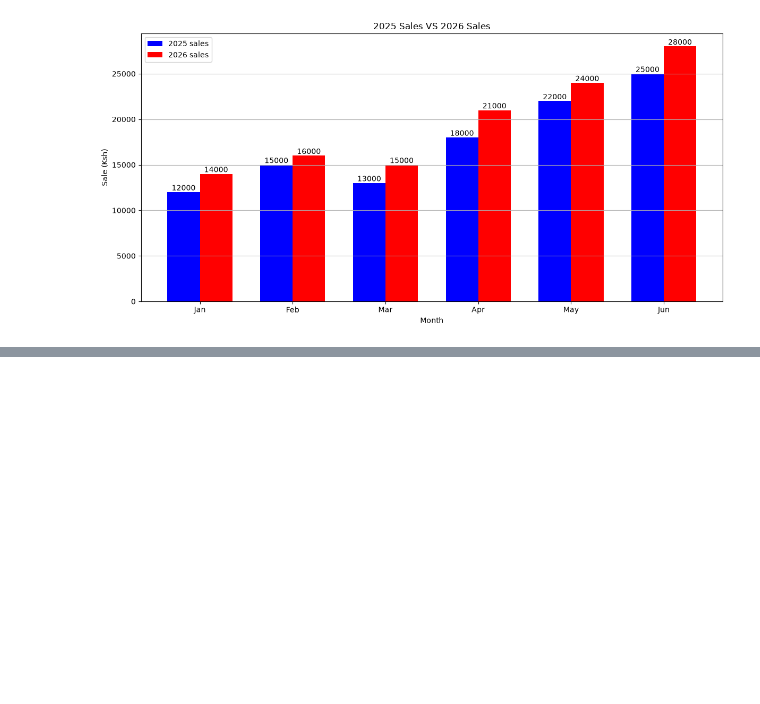
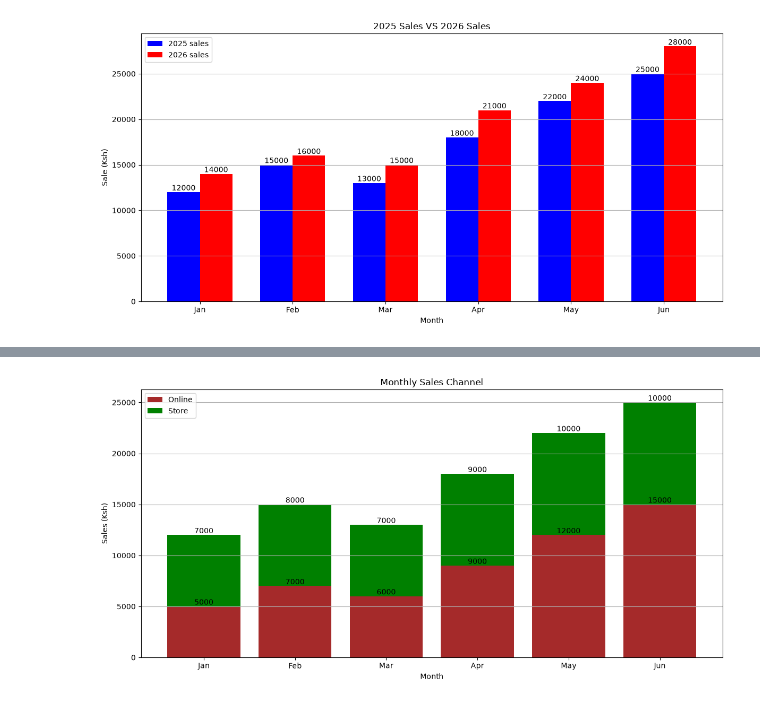
Before and after one commit to JV-254/DATA-SCIENCE-LEARNING-DOCUMENTATION, a Jupyter notebook: Matplotlib/Bars.ipynb, the cells around one changed output, grey strips where cells are left out. Drawn from its saved outputs; the diff is of its cells as text; code cells hidden in the pictures; blank space fills up the shorter version.

```diff
--- a/Matplotlib/Bars.ipynb
+++ b/Matplotlib/Bars.ipynb
@@ -41,0 +127,34 @@ plt.show()
+# %%
+# Excersice
+import matplotlib.pyplot as plt
+
+months = ["Jan", "Feb", "Mar", "Apr", "May", "Jun"]
+
+online_sales = [5000, 7000, 6000, 9000, 12000, 15000]
+
+store_sales = [7000, 8000, 7000, 9000, 10000, 10000]
+
+fig,ax=plt.subplots(figsize=(12,6))
+
+online=ax.bar(months,
+       online_sales,
+       label='Online',
+       color='brown')
+store=ax.bar(months,
+       store_sales,
+       bottom=online_sales,
+       label='Store',
+       color='green')
+
+ax.set_title('Monthly Sales Channel')
+ax.set_xlabel('Month')
+ax.set_ylabel('Sales (Ksh)')
+ax.bar_label(online)
+ax.bar_label(store)
+
+ax.legend()
+ax.grid(axis='y')
+plt.tight_layout()
+plt.show()
+# %% [output]
+[figure, added]
```
Also changed, not shown: parts of 4 cells of this notebook.
